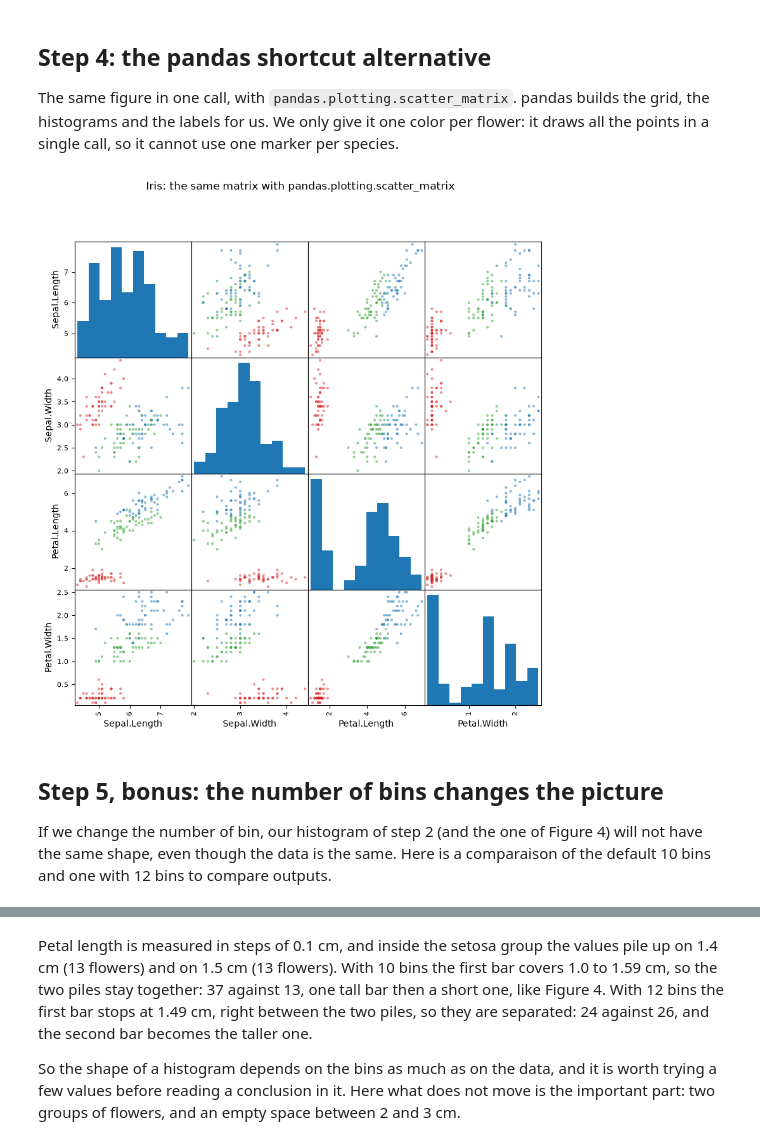
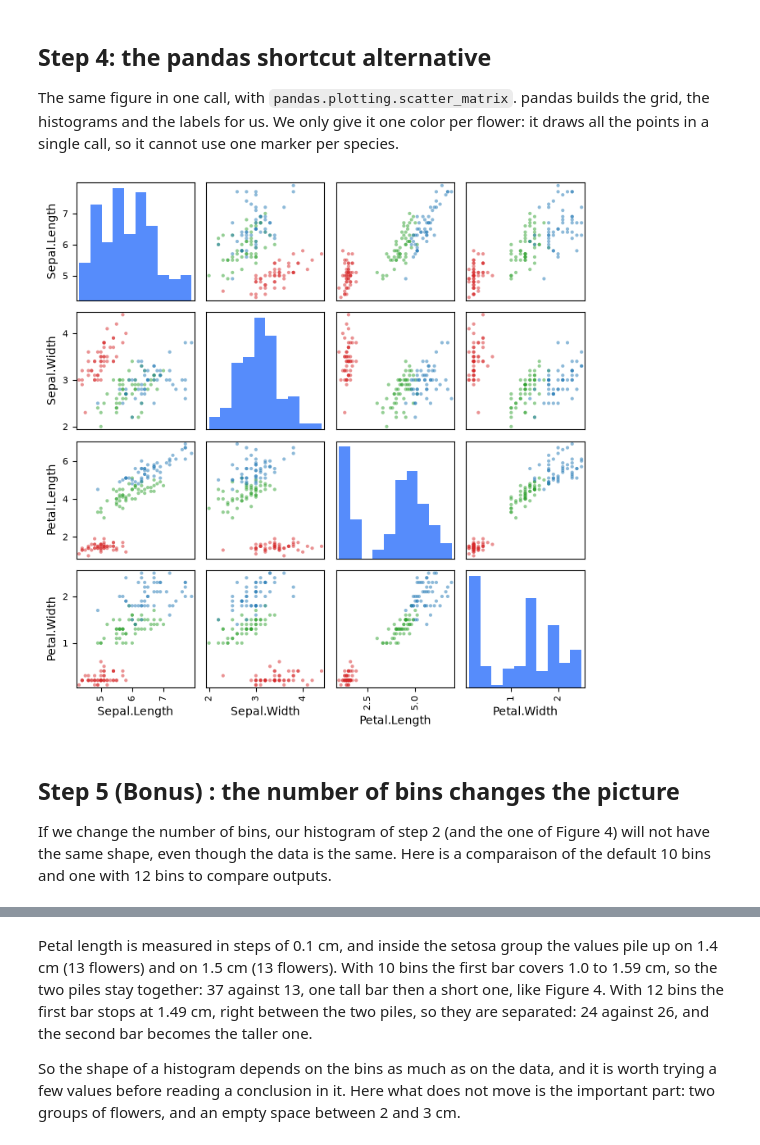
Before and after one commit to NoeBerdoz/FTP_MachLe, a Jupyter notebook: PW1/pw1.ipynb, the cells around one changed output, grey strips where cells are left out. Drawn from its saved outputs; the diff is of its cells as text; code cells hidden in the pictures.

Commit message:
add: simplify ex3 and enhance the rest a bit

```diff
--- a/PW1/pw1.ipynb
+++ b/PW1/pw1.ipynb
@@ -174,22 +155,19 @@ The same figure in one call, with `pandas.plotting.scatter_matrix`. pandas build
 the labels for us. We only give it one color per flower: it draws all the points in a single call, so it cannot
 use one marker per species.
 # %%
-# One color per flower, in the row order of the DataFrame.
-colors = iris["Species"].map({species: style["color"] for species, style in STYLE.items()})
+# Map each flower's species to its color from STYLE
+colors = iris["Species"].map({s: STYLE[s]["color"] for s in STYLE})
 
-# The rest is left to the defaults of pandas: histograms on the diagonal, 10 bins, the
-# "." marker and alpha=0.5, which is why the points look lighter than in our own grid.
-# Only figsize is given, for the same reason as above. The returned array of cells is
-# stored in a variable so that the notebook does not print it.
-grid = pd.plotting.scatter_matrix(iris[FEATURES], figsize=(9.5, 9.5), color=colors)
-plt.suptitle("Iris: the same matrix with pandas.plotting.scatter_matrix")
+# Generate the 4x4 matrix using the pandas built-in shortcut
+pd.plotting.scatter_matrix(iris[FEATURES], figsize=(8, 8), color=colors)
+plt.subplots_adjust(wspace=0.1, hspace=0.1)
 plt.show()
 # %% [output]
-[figure, old version]
+[figure, new version]
 # %% [markdown]
-## Step 5, bonus: the number of bins changes the picture
+## Step 5 (Bonus) : the number of bins changes the picture
 
-If we change the number of bin, our histogram of step 2 (and the one of Figure 4) will not have the same shape, even though the data is the same. Here is a comparaison of the default 10 bins and one with 12 bins to compare outputs.
+If we change the number of bins, our histogram of step 2 (and the one of Figure 4) will not have the same shape, even though the data is the same. Here is a comparaison of the default 10 bins and one with 12 bins to compare outputs.
 # %%
 figure, axes_row = plt.subplots(1, 2, figsize=(10, 3.5), sharey=True, layout="constrained")
 
```
Also changed, not shown: parts of 9 cells of this notebook.
